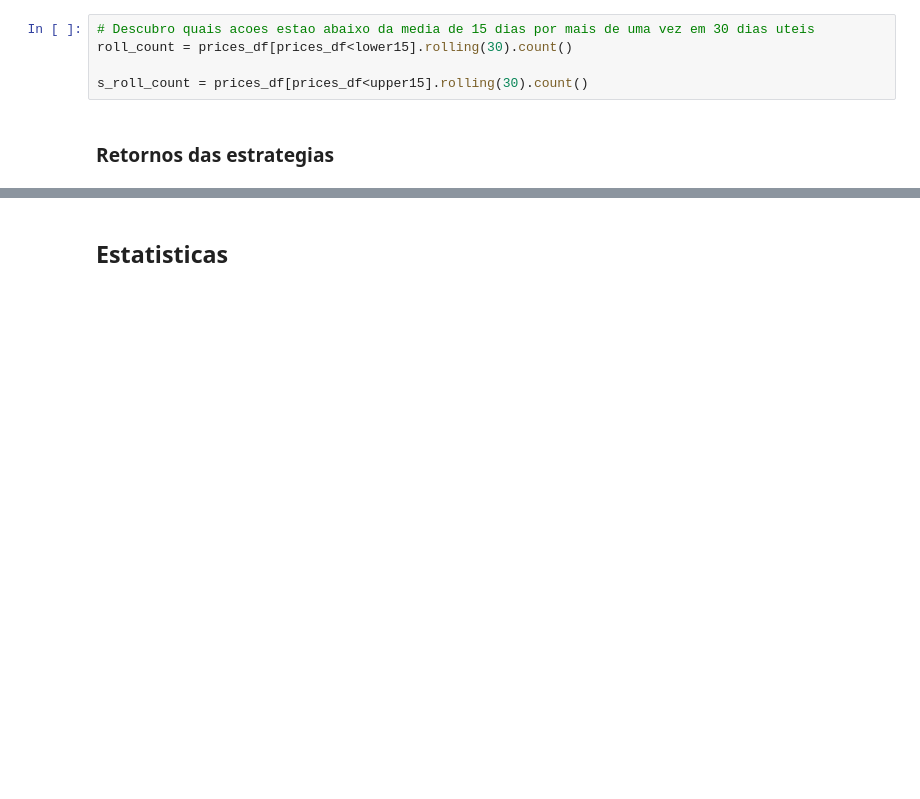
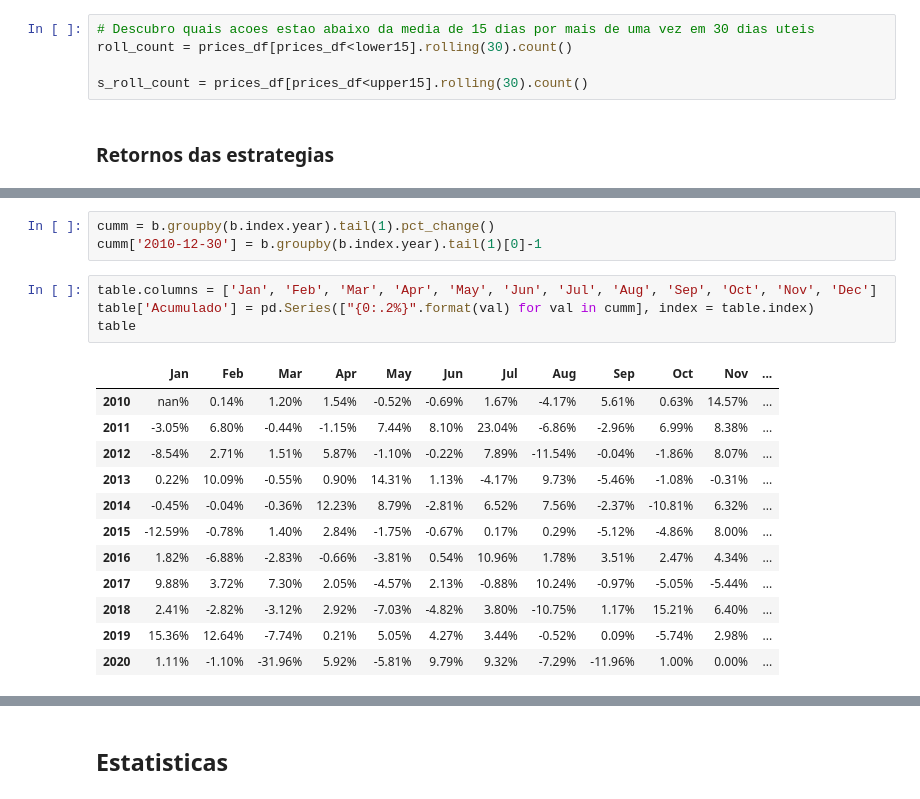
Before and after one commit to luisfeldma/Finance, a Jupyter notebook: Bollinger bands.ipynb, the cells around one changed output, grey strips where cells are left out. Cells and saved outputs as stored; diff of their text form; blank space fills up the shorter version.

```diff
--- a/Bollinger bands.ipynb
+++ b/Bollinger bands.ipynb
@@ -187,0 +186,20 @@ plt.show()
+# %%
+cumm = b.groupby(b.index.year).tail(1).pct_change()
+cumm['2010-12-30'] = b.groupby(b.index.year).tail(1)[0]-1
+# %%
+table.columns = ['Jan', 'Feb', 'Mar', 'Apr', 'May', 'Jun', 'Jul', 'Aug', 'Sep', 'Oct', 'Nov', 'Dec']
+table['Acumulado'] = pd.Series(["{0:.2%}".format(val) for val in cumm], index = table.index)
+table
+# %% [output]
+|  | Jan | Feb | Mar | Apr | May | Jun | Jul | Aug | Sep | Oct | Nov | ... |
+| 2010 | nan% | 0.14% | 1.20% | 1.54% | -0.52% | -0.69% | 1.67% | -4.17% | 5.61% | 0.63% | 14.57% | ... |
+| 2011 | -3.05% | 6.80% | -0.44% | -1.15% | 7.44% | 8.10% | 23.04% | -6.86% | -2.96% | 6.99% | 8.38% | ... |
+| 2012 | -8.54% | 2.71% | 1.51% | 5.87% | -1.10% | -0.22% | 7.89% | -11.54% | -0.04% | -1.86% | 8.07% | ... |
+| 2013 | 0.22% | 10.09% | -0.55% | 0.90% | 14.31% | 1.13% | -4.17% | 9.73% | -5.46% | -1.08% | -0.31% | ... |
+| 2014 | -0.45% | -0.04% | -0.36% | 12.23% | 8.79% | -2.81% | 6.52% | 7.56% | -2.37% | -10.81% | 6.32% | ... |
+| 2015 | -12.59% | -0.78% | 1.40% | 2.84% | -1.75% | -0.67% | 0.17% | 0.29% | -5.12% | -4.86% | 8.00% | ... |
+| 2016 | 1.82% | -6.88% | -2.83% | -0.66% | -3.81% | 0.54% | 10.96% | 1.78% | 3.51% | 2.47% | 4.34% | ... |
+| 2017 | 9.88% | 3.72% | 7.30% | 2.05% | -4.57% | 2.13% | -0.88% | 10.24% | -0.97% | -5.05% | -5.44% | ... |
+| 2018 | 2.41% | -2.82% | -3.12% | 2.92% | -7.03% | -4.82% | 3.80% | -10.75% | 1.17% | 15.21% | 6.40% | ... |
+| 2019 | 15.36% | 12.64% | -7.74% | 0.21% | 5.05% | 4.27% | 3.44% | -0.52% | 0.09% | -5.74% | 2.98% | ... |
+| 2020 | 1.11% | -1.10% | -31.96% | 5.92% | -5.81% | 9.79% | 9.32% | -7.29% | -11.96% | 1.00% | 0.00% | ... |
```
Also changed, not shown: parts of 19 cells of this notebook.
